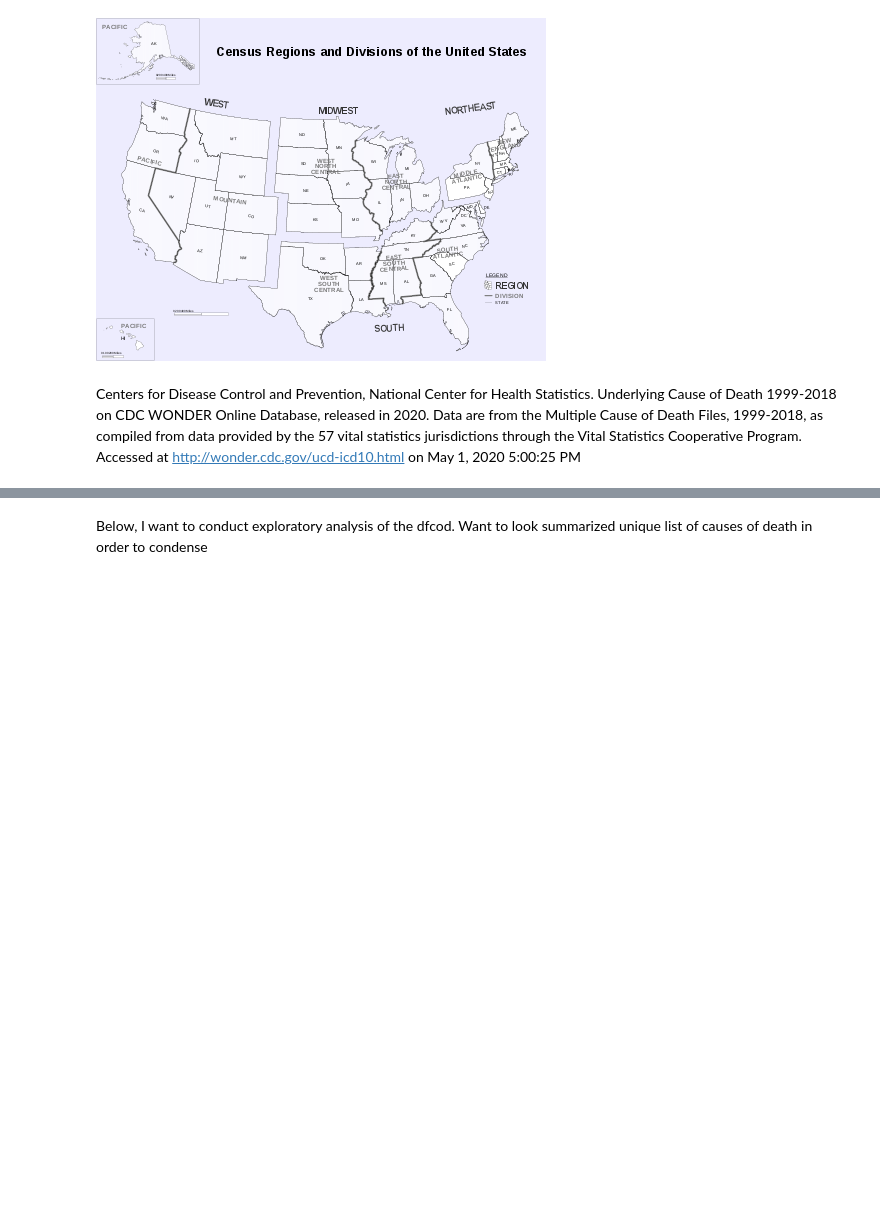
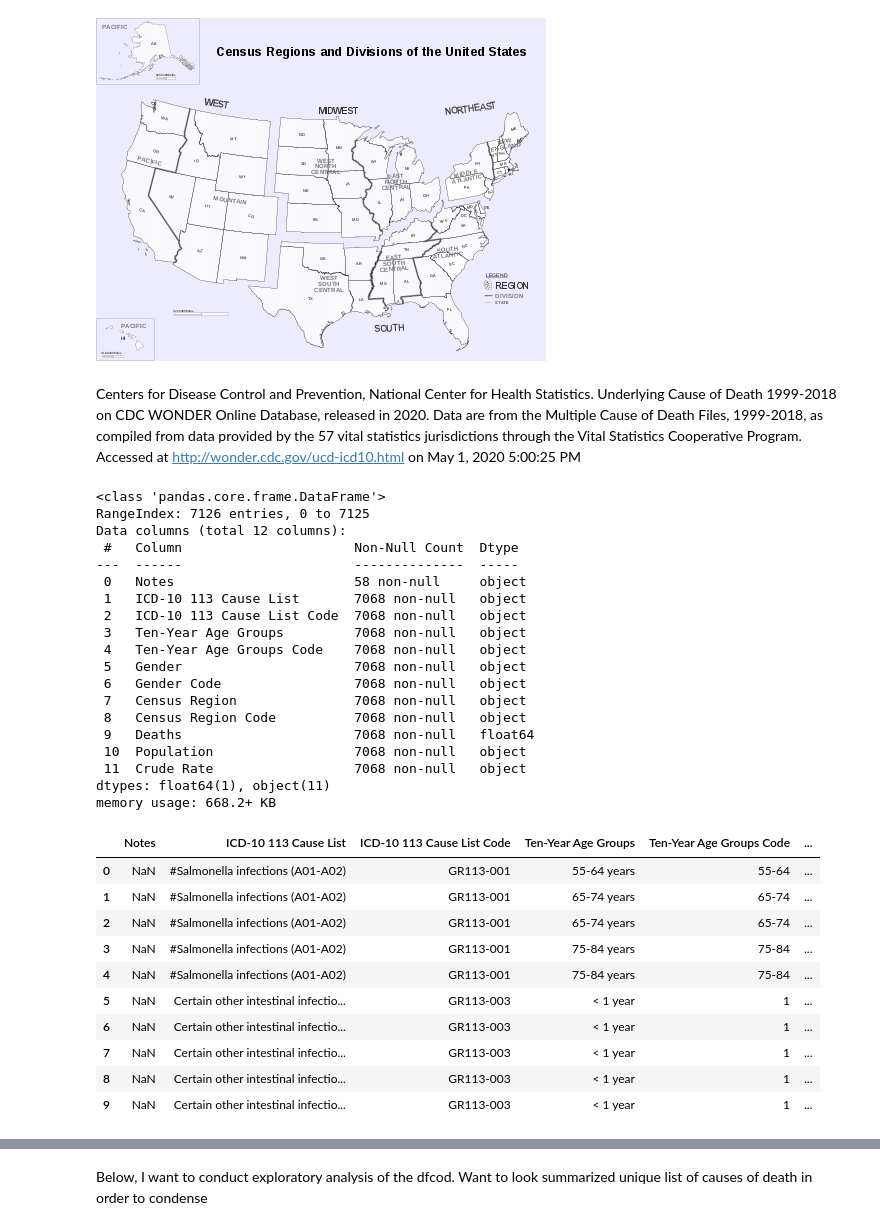
Before and after one commit to vsp219/Sams_github, a Jupyter notebook: dfcod-2.ipynb, the cells around one changed output, grey strips where cells are left out. Cells and saved outputs as stored; diff of their text form; code cells hidden in the pictures; blank space fills up the shorter version.

```diff
--- a/dfcod-2.ipynb
+++ b/dfcod-2.ipynb
@@ -64 +36,38 @@ dfw2018['year'] = '2018'; dfw2018['US_region'] = 'west'
+# %%
+# Local downloads from mulitple queries were required due to limits and were moved to remote repository
+
+dfcod = pd.read_csv('https://raw.githubusercontent.com/robholmstrom/Sams_github/master/Capstone_1/COD_csv_files/US_2008-2018_COD_chapters.csv')
+dfcod.info()
+dfcod.head(10)
+# %% [output]
+<class 'pandas.core.frame.DataFrame'>
+RangeIndex: 7126 entries, 0 to 7125
+Data columns (total 12 columns):
+ #   Column                      Non-Null Count  Dtype
+---  ------                      --------------  -----
+ 0   Notes                       58 non-null     object
+ 1   ICD-10 113 Cause List       7068 non-null   object
+ 2   ICD-10 113 Cause List Code  7068 non-null   object
+ 3   Ten-Year Age Groups         7068 non-null   object
+ 4   Ten-Year Age Groups Code    7068 non-null   object
+ 5   Gender                      7068 non-null   object
+ 6   Gender Code                 7068 non-null   object
+ 7   Census Region               7068 non-null   object
+ 8   Census Region Code          7068 non-null   object
+ 9   Deaths                      7068 non-null   float64
+ 10  Population                  7068 non-null   object
+ 11  Crude Rate                  7068 non-null   object
+dtypes: float64(1), object(11)
+memory usage: 668.2+ KB
+|  | Notes | ICD-10 113 Cause List | ICD-10 113 Cause List Code | Ten-Year Age Groups | Ten-Year Age Groups Code | ... |
+| 0 | NaN | #Salmonella infections (A01-A02) | GR113-001 | 55-64 years | 55-64 | ... |
+| 1 | NaN | #Salmonella infections (A01-A02) | GR113-001 | 65-74 years | 65-74 | ... |
+| 2 | NaN | #Salmonella infections (A01-A02) | GR113-001 | 65-74 years | 65-74 | ... |
+| 3 | NaN | #Salmonella infections (A01-A02) | GR113-001 | 75-84 years | 75-84 | ... |
+| 4 | NaN | #Salmonella infections (A01-A02) | GR113-001 | 75-84 years | 75-84 | ... |
+| 5 | NaN | Certain other intestinal infectio... | GR113-003 | < 1 year | 1 | ... |
+| 6 | NaN | Certain other intestinal infectio... | GR113-003 | < 1 year | 1 | ... |
+| 7 | NaN | Certain other intestinal infectio... | GR113-003 | < 1 year | 1 | ... |
+| 8 | NaN | Certain other intestinal infectio... | GR113-003 | < 1 year | 1 | ... |
+| 9 | NaN | Certain other intestinal infectio... | GR113-003 | < 1 year | 1 | ... |
 # %%
```
Also changed, not shown: parts of 19 cells of this notebook, 1 other file.
